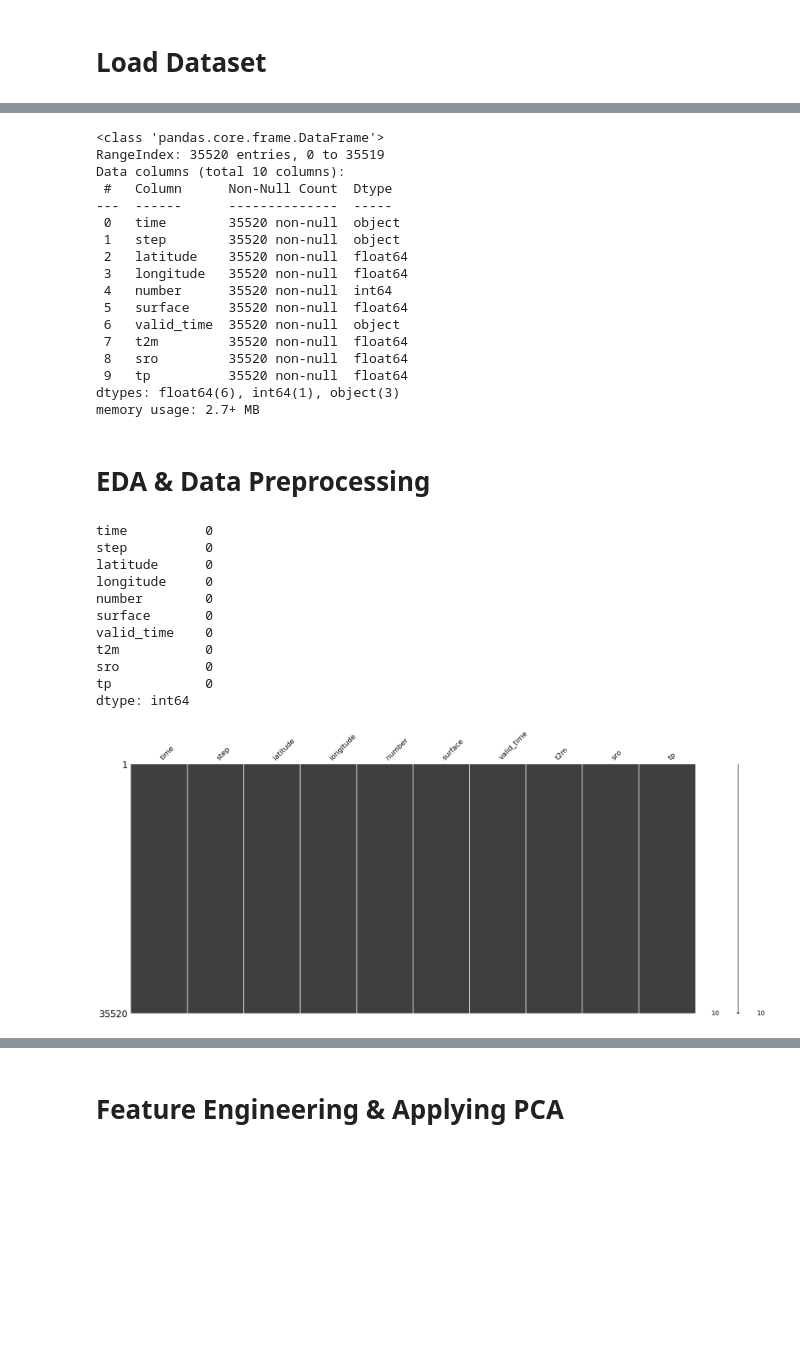
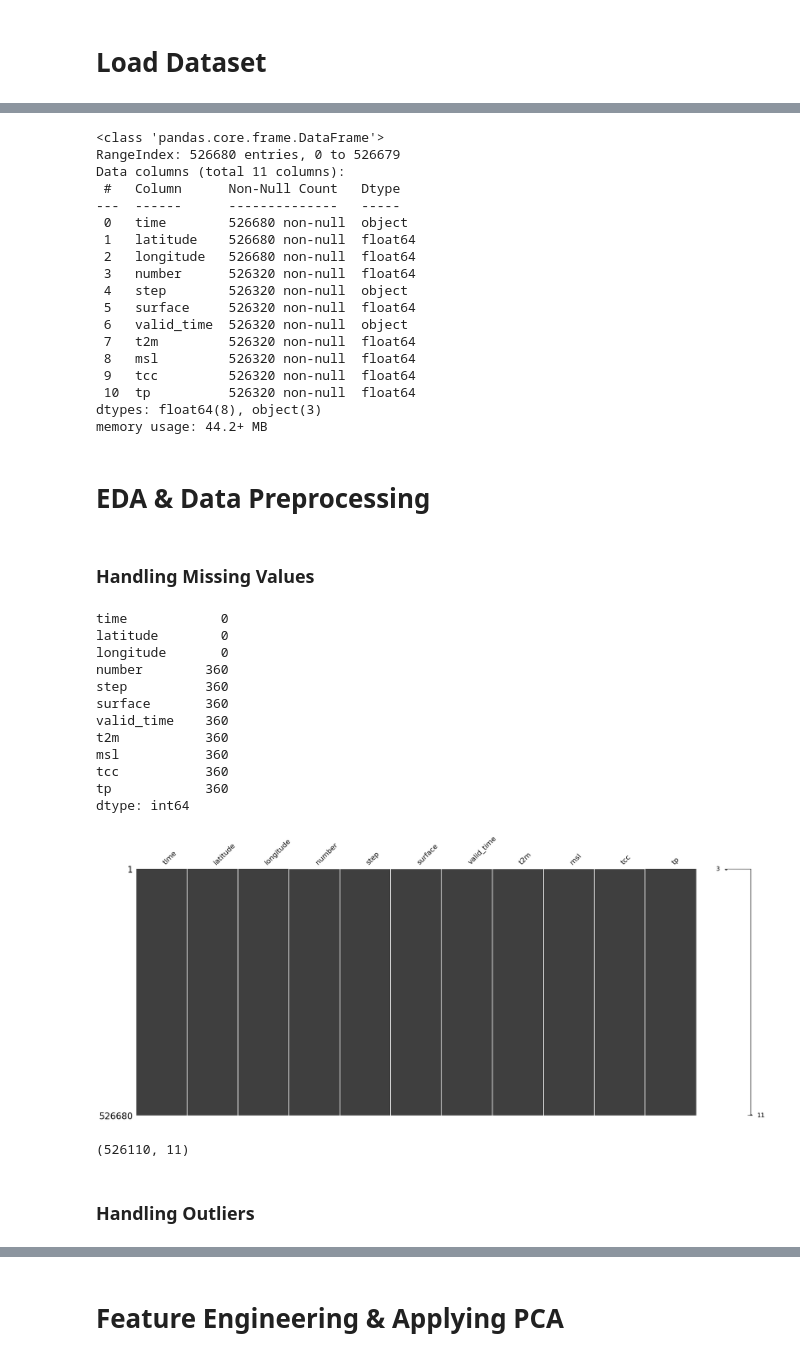
Before and after one commit to aminnademi/Clustring-On-North-of-Iran-Climate-Dataset, a Jupyter notebook: notebook.ipynb, the cells around one changed output, grey strips where cells are left out. Drawn from its saved outputs; the diff is of its cells as text; code cells hidden in the pictures; blank space fills up the shorter version.

```diff
--- a/notebook.ipynb
+++ b/notebook.ipynb
@@ -55,5 +74,5 @@ Data saved to extracted_data.csv
 # %% [markdown]
 # Load Dataset
 # %%
-data = pd.read_csv('extracted_data.csv')
-data.head()
+data = pd.read_csv('main_data.csv')
+data_tp = pd.read_csv('tp_data.csv')
@@ -66,0 +79,4 @@ data.head()
+# %%
+merged = pd.merge(data, data_tp[['longitude', 'latitude', 'time', 'tp']],
+                        on=['longitude', 'latitude', 'time'],
+                        how='right')
@@ -82,40 +108,44 @@ data.describe().T
 # %%
-data.info()
+merged.info()
 # %% [output]
 <class 'pandas.core.frame.DataFrame'>
-RangeIndex: 35520 entries, 0 to 35519
-Data columns (total 10 columns):
- #   Column      Non-Null Count  Dtype
----  ------      --------------  -----
- 0   time        35520 non-null  object
- 1   step        35520 non-null  object
- 2   latitude    35520 non-null  float64
- 3   longitude   35520 non-null  float64
- 4   number      35520 non-null  int64
- 5   surface     35520 non-null  float64
- 6   valid_time  35520 non-null  object
- 7   t2m         35520 non-null  float64
- 8   sro         35520 non-null  float64
- 9   tp          35520 non-null  float64
-dtypes: float64(6), int64(1), object(3)
-memory usage: 2.7+ MB
+RangeIndex: 526680 entries, 0 to 526679
+Data columns (total 11 columns):
+ #   Column      Non-Null Count   Dtype
+---  ------      --------------   -----
+ 0   time        526680 non-null  object
+ 1   latitude    526680 non-null  float64
+ 2   longitude   526680 non-null  float64
+ 3   number      526320 non-null  float64
+ 4   step        526320 non-null  object
+ 5   surface     526320 non-null  float64
+ 6   valid_time  526320 non-null  object
+ 7   t2m         526320 non-null  float64
+ 8   msl         526320 non-null  float64
+ 9   tcc         526320 non-null  float64
+ 10  tp          526320 non-null  float64
+dtypes: float64(8), object(3)
+memory usage: 44.2+ MB
 # %% [markdown]
 # EDA & Data Preprocessing
+# %% [markdown]
+### Handling Missing Values
 # %%
 # Visualize missing data in the dataset using a matrix plot
-msno.matrix(data)
+msno.matrix(merged)
 # Check for missing values
-data.isnull().sum()
+merged.isnull().sum()
 # %% [output]
-time          0
-step          0
-latitude      0
-longitude     0
-number        0
-surface       0
-valid_time    0
-t2m           0
-sro           0
-tp            0
+time            0
+latitude        0
+longitude       0
+number        360
+step          360
+surface       360
+valid_time    360
+t2m           360
+msl           360
+tcc           360
+tp            360
 dtype: int64
-[figure, old version]
+[figure, new version]
@@ -124,0 +152,8 @@ features = data[['tp', 't2m']]
+# %%
+cleaned = merged.dropna()
+cleaned.reset_index
+cleaned.shape
+# %% [output]
+(526110, 11)
+# %% [markdown]
+### Handling Outliers
```
Also changed, not shown: parts of 31 cells of this notebook, 1 other file.
